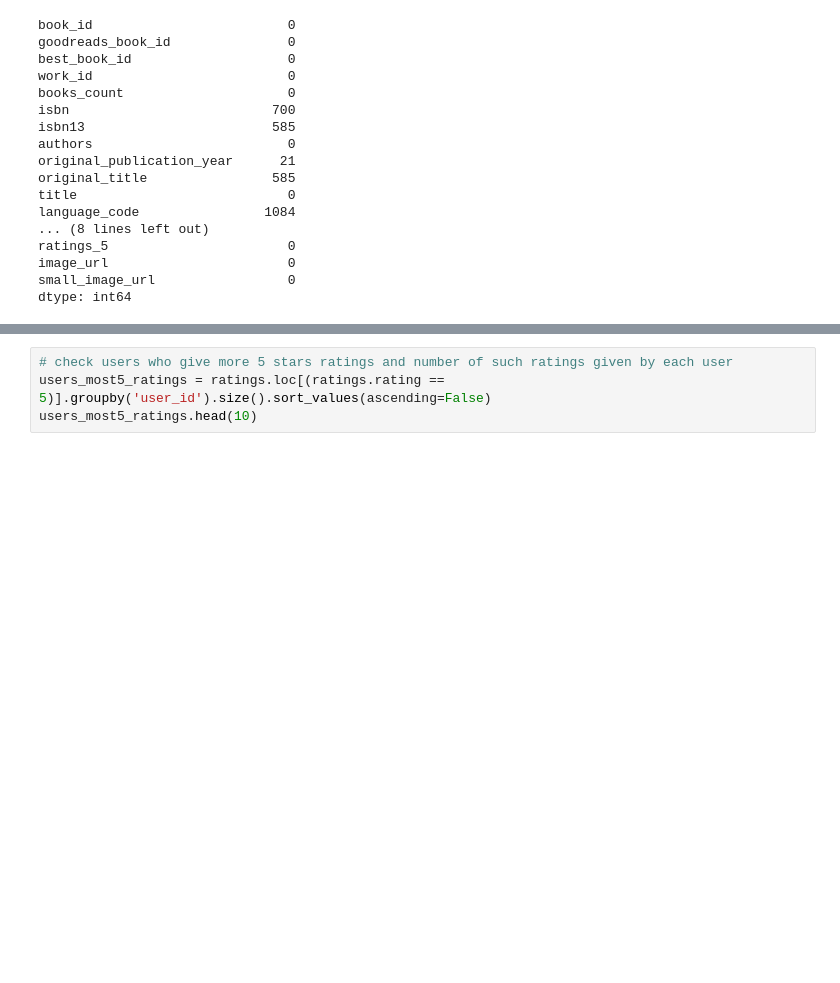
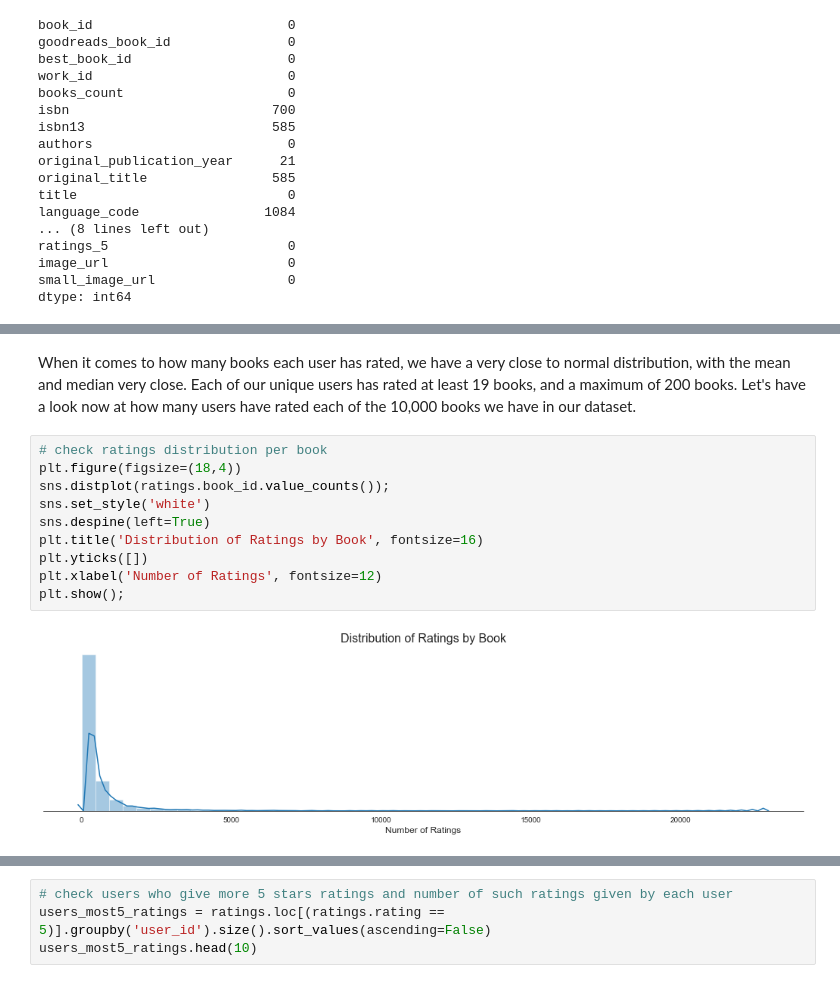
Before and after one commit to gioamorim80/Book-Recommendation-System, a Jupyter notebook: Book Recommendation System.ipynb, the cells around one changed output, grey strips where cells are left out. Cells and saved outputs as stored; diff of their text form; blank space fills up the shorter version.

```diff
--- a/Book Recommendation System.ipynb
+++ b/Book Recommendation System.ipynb
@@ -137,0 +172,14 @@ Int64Index([4, 5, 3, 2, 1], dtype='int64')
+# %% [markdown]
+When it comes to how many books each user has rated, we have a very close to normal distribution, with the mean and median very close. Each of our unique users has rated at least 19 books, and a maximum of 200 books. Let's have a look now at how many users have rated each of the 10,000 books we have in our dataset.
+# %%
+# check ratings distribution per book
+plt.figure(figsize=(18,4))
+sns.distplot(ratings.book_id.value_counts());
+sns.set_style('white')
+sns.despine(left=True)
+plt.title('Distribution of Ratings by Book', fontsize=16)
+plt.yticks([])
+plt.xlabel('Number of Ratings', fontsize=12)
+plt.show();
+# %% [output]
+[figure, added]
```
Also changed, not shown: parts of 63 cells of this notebook.
